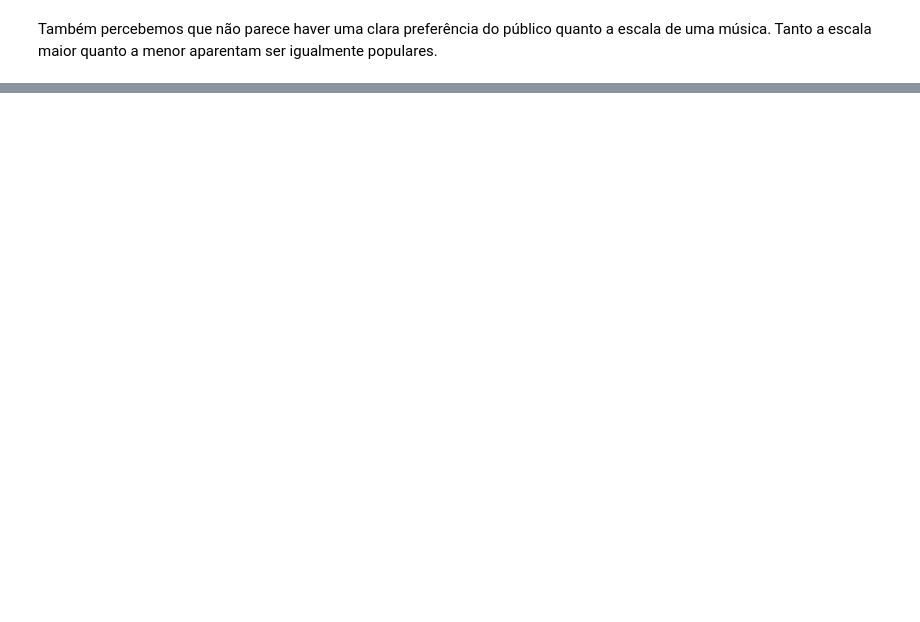
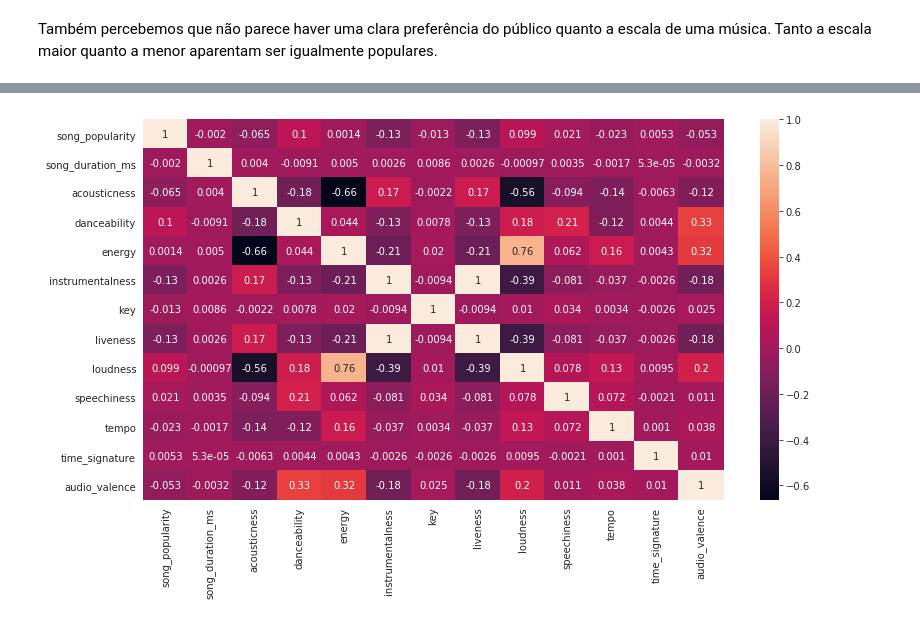
Before and after one commit to luish18/analise_dados_spotify, a Jupyter notebook: analise.ipynb, the cells around one changed output, grey strips where cells are left out. Cells and saved outputs as stored; diff of their text form; code cells hidden in the pictures; blank space fills up the shorter version.

```diff
--- a/analise.ipynb
+++ b/analise.ipynb
@@ -231,0 +281,5 @@ Também percebemos que não parece haver uma clara preferência do público quan
+# %%
+#retirando durações negativas do dataset
+df = df[df['song_duration_ms'] >= 0]
+
+duration_positive.describe().T
@@ -231,0 +301,7 @@ Também percebemos que não parece haver uma clara preferência do público quan
+# %%
+plt.figure(figsize=(13,7))
+sns.heatmap(df.corr(), annot=True)
+
+plt.show()
+# %% [output]
+[figure, added]
```
Also changed, not shown: parts of 16 cells of this notebook.
